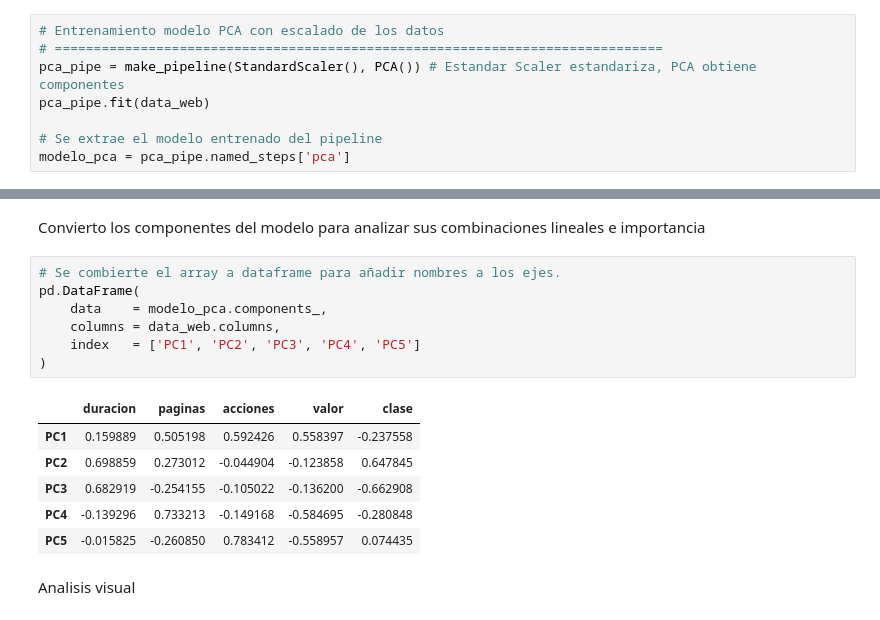
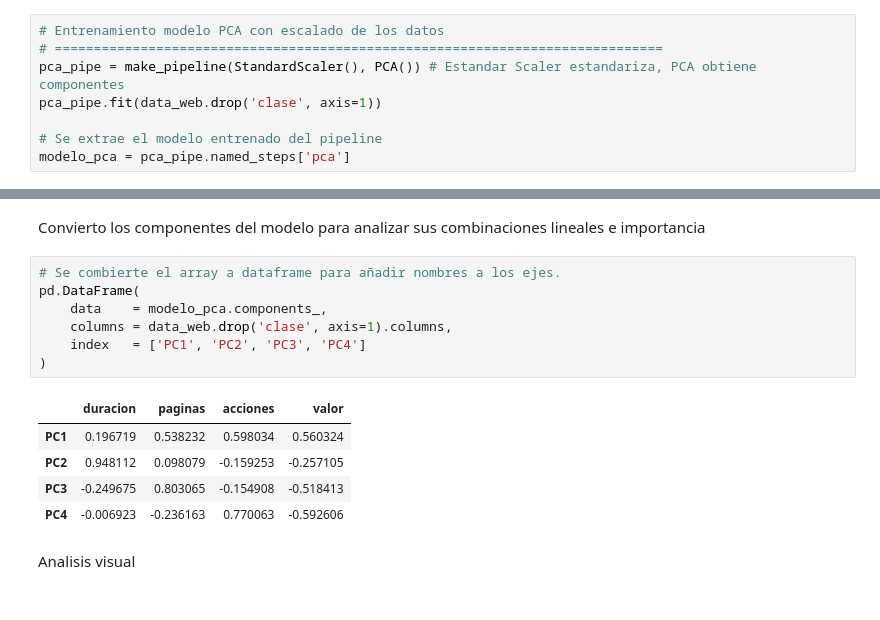
Before and after one commit to fabianigual/desafio-ml, a Jupyter notebook: desafio-ml.ipynb, the cells around one changed output, grey strips where cells are left out. Drawn from its saved outputs; the diff is of its cells as text.

```diff
--- a/desafio-ml.ipynb
+++ b/desafio-ml.ipynb
@@ -74,7 +74,7 @@ Hay que estandarizar los datos para que variables con alta media y varianza no d
 # Entrenamiento modelo PCA con escalado de los datos
 # ==============================================================================
 pca_pipe = make_pipeline(StandardScaler(), PCA()) # Estandar Scaler estandariza, PCA obtiene componentes
-pca_pipe.fit(data_web)
+pca_pipe.fit(data_web.drop('clase', axis=1))
 
 # Se extrae el modelo entrenado del pipeline
 modelo_pca = pca_pipe.named_steps['pca']
@@ -93,17 +93,16 @@ Convierto los componentes del modelo para analizar sus combinaciones lineales e
 # %%
 # Se combierte el array a dataframe para añadir nombres a los ejes.
 pd.DataFrame(
     data    = modelo_pca.components_,
-    columns = data_web.columns,
-    index   = ['PC1', 'PC2', 'PC3', 'PC4', 'PC5']
+    columns = data_web.drop('clase', axis=1).columns,
+    index   = ['PC1', 'PC2', 'PC3', 'PC4']
 )
 # %% [output]
-|  | duracion | paginas | acciones | valor | clase |
-| PC1 | 0.159889 | 0.505198 | 0.592426 | 0.558397 | -0.237558 |
-| PC2 | 0.698859 | 0.273012 | -0.044904 | -0.123858 | 0.647845 |
-| PC3 | 0.682919 | -0.254155 | -0.105022 | -0.136200 | -0.662908 |
-| PC4 | -0.139296 | 0.733213 | -0.149168 | -0.584695 | -0.280848 |
-| PC5 | -0.015825 | -0.260850 | 0.783412 | -0.558957 | 0.074435 |
+|  | duracion | paginas | acciones | valor |
+| PC1 | 0.196719 | 0.538232 | 0.598034 | 0.560324 |
+| PC2 | 0.948112 | 0.098079 | -0.159253 | -0.257105 |
+| PC3 | -0.249675 | 0.803065 | -0.154908 | -0.518413 |
+| PC4 | -0.006923 | -0.236163 | 0.770063 | -0.592606 |
 # %% [markdown]
 Analisis visual
 # %%
```
Also changed, not shown: parts of 11 cells of this notebook, 3 other files.
